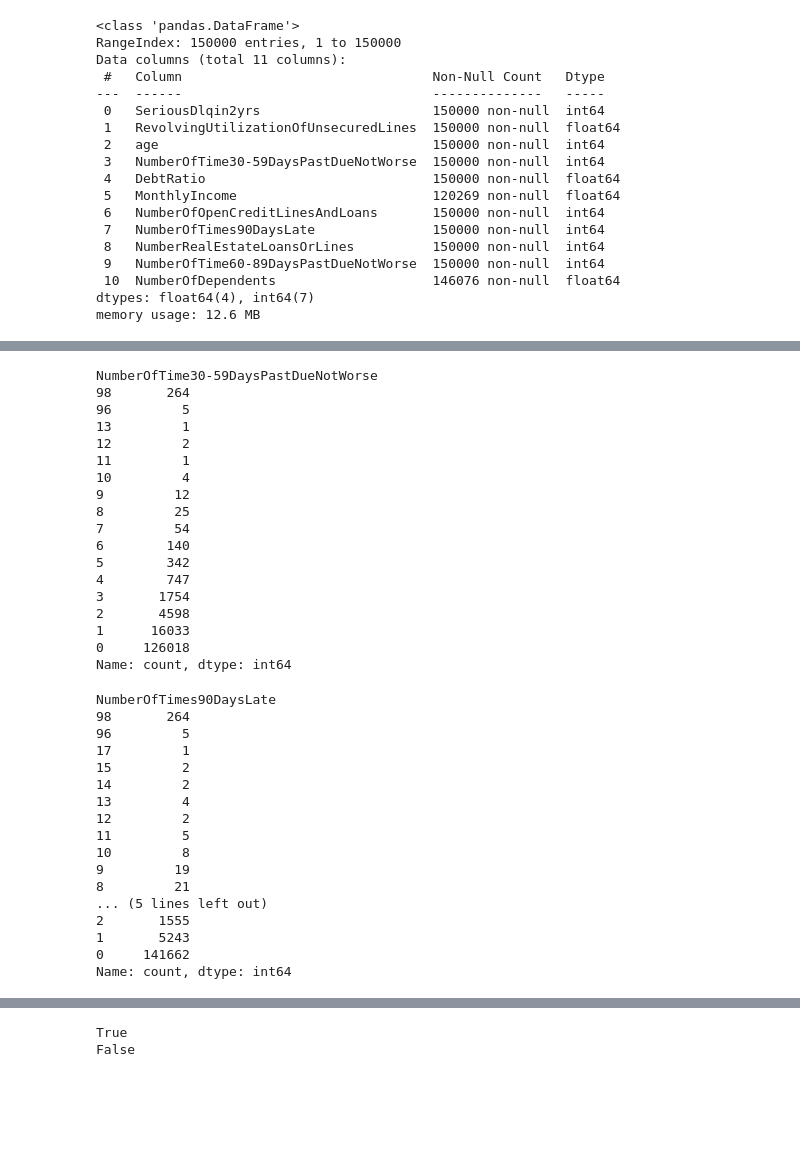
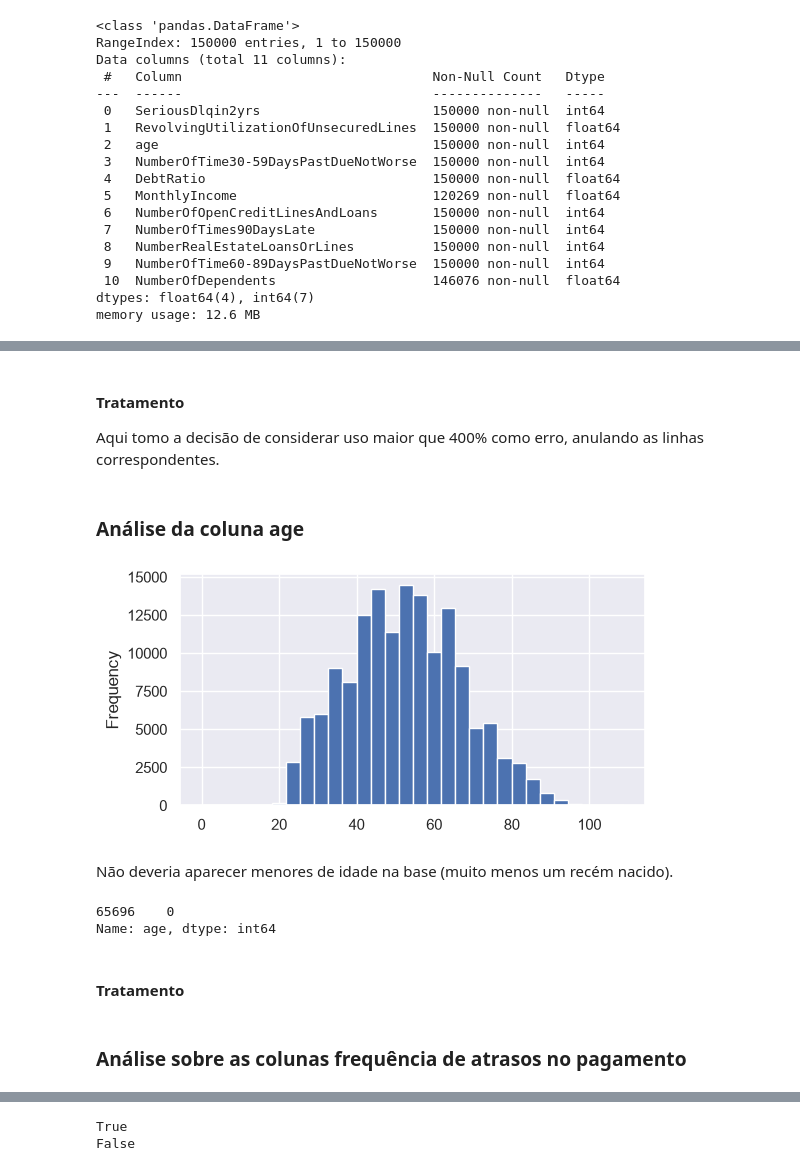
Before and after one commit to LeoDiasTrindade/good-and-bad-payers, a Jupyter notebook: notebooks/01_eda.ipynb, the cells around one changed output, grey strips where cells are left out. Saved outputs shown, nothing was run; the diff lists cells and outputs as text; code cells hidden in the pictures; blank space fills up the shorter version.

```diff
--- a/notebooks/01_eda.ipynb
+++ b/notebooks/01_eda.ipynb
@@ -142,0 +117,3 @@ Name: age, dtype: int64
+# %% [markdown]
+#### Tratamento
+Aqui tomo a decisão de considerar uso maior que 400% como erro, anulando as linhas correspondentes.
@@ -142,0 +122,2 @@ Name: age, dtype: int64
+# %% [markdown]
+### Análise da coluna age
@@ -142,0 +126,13 @@ Name: age, dtype: int64
+# %%
+idades.plot(kind='hist', bins=30, figsize=(6, 3));
+# %% [output]
+[figure, added]
+# %% [markdown]
+Não deveria aparecer menores de idade na base (muito menos um recém nacido).
+# %%
+idades[idades < 18]
+# %% [output]
+65696    0
+Name: age, dtype: int64
+# %% [markdown]
+#### Tratamento
@@ -143,43 +142,6 @@ Name: age, dtype: int64
+# %% [markdown]
+### Análise sobre as colunas frequência de atrasos no pagamento
 # %%
-# Valores 96 e 98 destoam muito. Vou considerar eles como erros
-train_df['NumberOfTime30-59DaysPastDueNotWorse'].value_counts().sort_index(ascending=False)
+atrasos = train_df_raw[['NumberOfTime30-59DaysPastDueNotWorse',
+                        'NumberOfTime60-89DaysPastDueNotWorse',
+                        'NumberOfTimes90DaysLate']]
-# %% [output]
-NumberOfTime30-59DaysPastDueNotWorse
-98       264
-96         5
-13         1
-12         2
-11         1
-10         4
-9         12
-8         25
-7         54
-6        140
-5        342
-4        747
-3       1754
-2       4598
-1      16033
-0     126018
-Name: count, dtype: int64
-# %%
-# Mesmo tratamento de "NumberOfTime30-59DaysPastDueNotWorse"
-train_df['NumberOfTimes90DaysLate'].value_counts().sort_index(ascending=False)
-# %% [output]
-NumberOfTimes90DaysLate
-98       264
-96         5
-17         1
-15         2
-14         2
-13         4
-12         2
-11         5
-10         8
-9         19
-8         21
-... (5 lines left out)
-2       1555
-1       5243
-0     141662
-Name: count, dtype: int64
```
Also changed, not shown: parts of 35 cells of this notebook.
